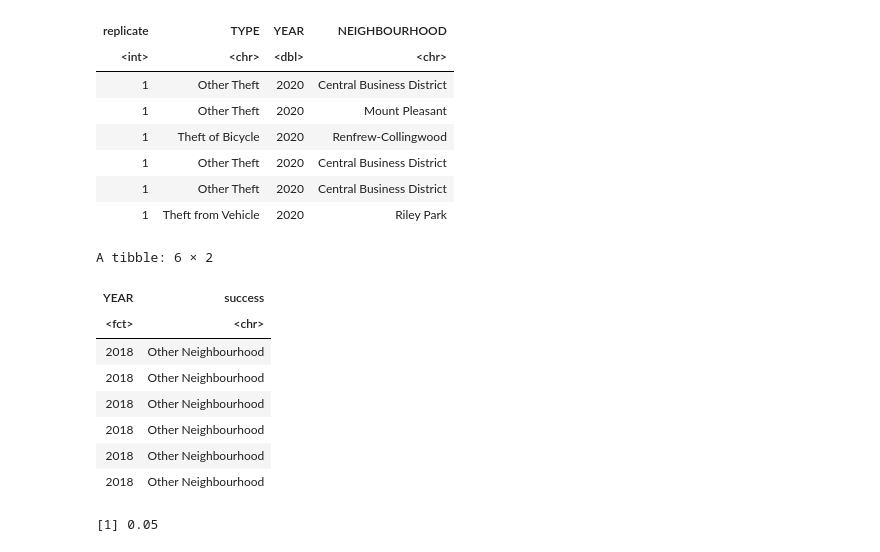
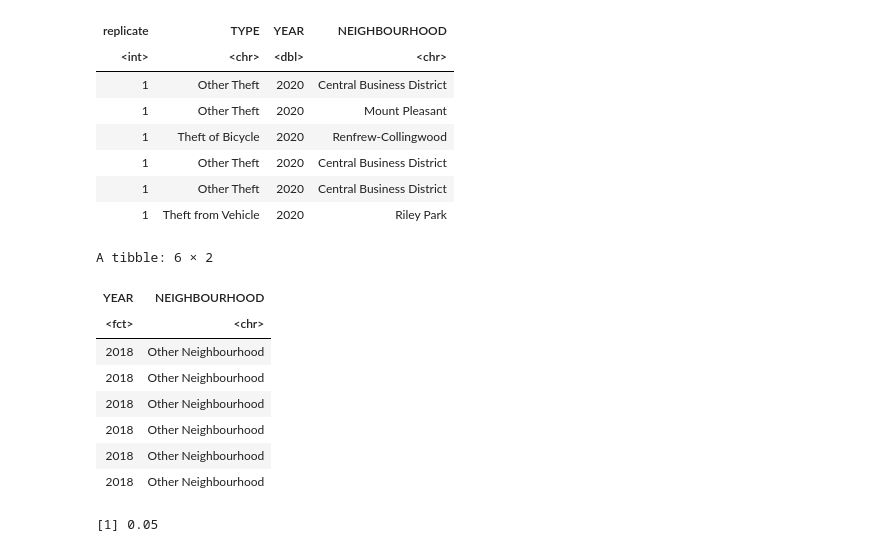
Before and after one commit to Krithik1/STAT_201_PROJECT, a Jupyter notebook: Final_Report.ipynb, the cells around one changed output. Cells and saved outputs as stored; diff of their text form; code cells hidden in the pictures.

```diff
--- a/Final_Report.ipynb
+++ b/Final_Report.ipynb
@@ -251,16 +251,18 @@ A grouped_df: 6 × 4
 | 1 | Other Theft | 2020 | Central Business District |
 | 1 | Theft from Vehicle | 2020 | Riley Park |
 # %%
+# Combining both samples into a single dataset and simplifying that dataset
+
 both_samples <- rbind(all_theft_2018_sample, all_theft_2020_sample)%>%
 ungroup() %>%
-mutate(success = ifelse((NEIGHBOURHOOD=="Kitsilano"),"Kitsilano","Other Neighbourhood")) %>%
+mutate(NEIGHBOURHOOD = ifelse((NEIGHBOURHOOD=="Kitsilano"),"Kitsilano","Other Neighbourhood")) %>%
 mutate(YEAR = as.factor(YEAR)) %>%
-select(-c(replicate, TYPE, NEIGHBOURHOOD))
+select(-c(replicate, TYPE))
 
 head(both_samples)
 # %% [output]
 A tibble: 6 × 2
-| YEAR | success |
+| YEAR | NEIGHBOURHOOD |
 | <fct> | <chr> |
 | 2018 | Other Neighbourhood |
 | 2018 | Other Neighbourhood |
```
Also changed, not shown: parts of 2 cells of this notebook.
